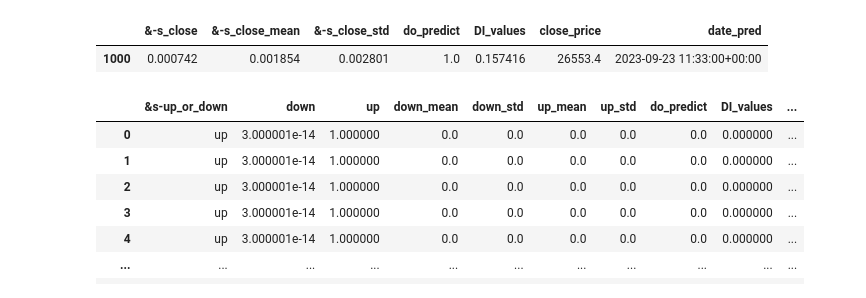
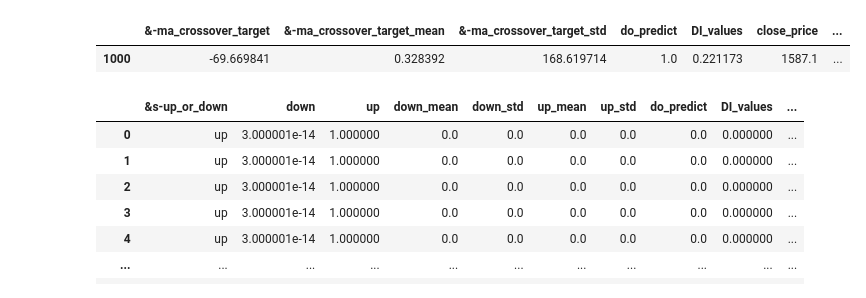
Before and after one commit to hamidreza07/freqtrade, a Jupyter notebook: 1.ipynb, the cells around one changed output. Cells and saved outputs as stored; diff of their text form; code cells hidden in the pictures.

Commit message:
review model

```diff
--- a/1.ipynb
+++ b/1.ipynb
@@ -22,8 +39,8 @@ model2['BTC/USDT:USDT']
 # %%
-model2['BTC/USDT:USDT'][model2['BTC/USDT:USDT']['do_predict']==1]
+model2['ETH/USDT:USDT'][model2['ETH/USDT:USDT']['do_predict']==1]
 # %% [output]
-|  | &-s_close | &-s_close_mean | &-s_close_std | do_predict | DI_values | close_price | date_pred |
-| 1000 | 0.000742 | 0.001854 | 0.002801 | 1.0 | 0.157416 | 26553.4 | 2023-09-23 11:33:00+00:00 |
+|  | &-ma_crossover_target | &-ma_crossover_target_mean | &-ma_crossover_target_std | do_predict | DI_values | close_price | ... |
+| 1000 | -69.669841 | 0.328392 | 168.619714 | 1.0 | 0.221173 | 1587.1 | ... |
 # %%
 #  date     open     high      low    close    volume  ...  do_predict  DI_values  close_price                 date_pred   %-sma_50     %-ema_200
 # 0   2023-09-21 09:21:00+00:00  26842.9  26869.4  26818.0  26863.7  2626.770  ...           0          0      26863.7 2023-09-21 09:21:00+00:00        NaN           NaN
```
Also changed, not shown: parts of 2 cells of this notebook, 9 other files.
